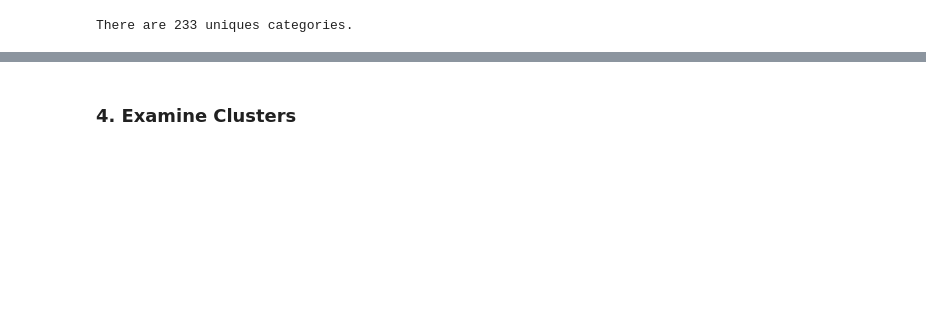
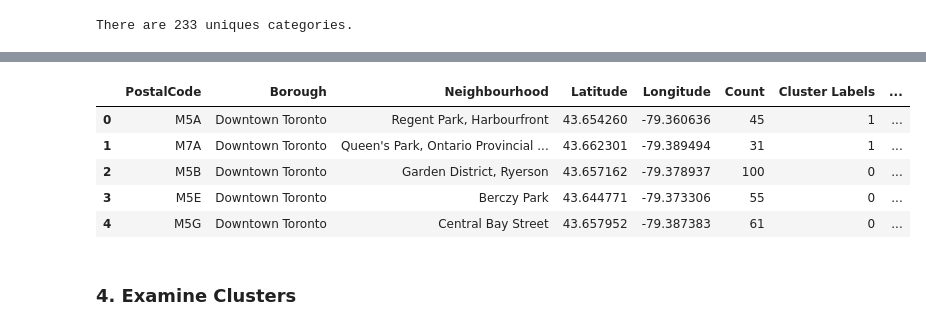
Before and after one commit to DJ3D/Coursera_Capstone, a Jupyter notebook: Toronto_Neighborhoods.ipynb, the cells around one changed output, grey strips where cells are left out. Drawn from its saved outputs; the diff is of its cells as text; code cells hidden in the pictures; blank space fills up the shorter version.

Commit message:
add kmeans fit and score

```diff
--- a/Toronto_Neighborhoods.ipynb
+++ b/Toronto_Neighborhoods.ipynb
@@ -235,0 +244,6 @@ neighborhoods_venues_sorted.head()
+# %%
+# standardize values
+mask = toronto_grouped.Count > 19
+X = toronto_grouped[mask].drop('PostalCode', 1)
+X = np.nan_to_num(X)
+cluster_dataset = StandardScaler().fit_transform(X)
@@ -236,12 +282,10 @@ neighborhoods_venues_sorted.head()
 # %%
-# set number of clusters
-kclusters = 5
-
-toronto_grouped_clustering = toronto_grouped.drop('PostalCode', 1)
-
 # run k-means clustering
-kmeans = KMeans(n_clusters=kclusters).fit(toronto_grouped_clustering)
+kmeans = KMeans(n_clusters=4).fit(toronto_grouped_clustering)
 
 # check cluster labels generated for each row in the dataframe
-pd.DataFrame(kmeans.labels_).value_counts()
+print(pd.DataFrame(kmeans.labels_).value_counts())
+
+# Calculate silhouette_score
+print("Silhouette: ",silhouette_score(toronto_grouped_clustering, kmeans.labels_),"\n")
 # %% [output]
@@ -254,10 +297,0 @@ dtype: int64
-# %%
-# add clustering labels
-neighborhoods_venues_sorted.insert(0, 'Cluster Labels', kmeans.labels_)
-
-manhattan_merged = manhattan_data
-
-# merge manhattan_grouped with manhattan_data to add latitude/longitude for each neighborhood
-manhattan_merged = manhattan_merged.join(neighborhoods_venues_sorted.set_index('Neighborhood'), on='Neighborhood')
-
-manhattan_merged.head() # check the last columns!
@@ -265,0 +298,6 @@ ValueError: cannot insert Cluster Labels, already exists
+# %%
+# add clustering labels
+labeled = neighborhoods_venues_sorted[mask]
+labeled.head()
+labeled.insert(0, 'Cluster Labels', kmeans.labels_)
+labeled.head()
@@ -266,3 +311,17 @@ ValueError: cannot insert Cluster Labels, already exists
+# %%
+# add clustering labels to toronto_geo
+temp = toronto_geo.merge(postal_code_counts, on='PostalCode')
+mask = temp.Count > 19
+toronto_geo_19 = temp[mask]
+toronto_geo_19_merged = toronto_geo_19.merge(labeled, on='PostalCode')
+toronto_geo_19_merged.head()
+# %% [output]
+|  | PostalCode | Borough | Neighbourhood | Latitude | Longitude | Count | Cluster Labels | ... |
+| 0 | M5A | Downtown Toronto | Regent Park, Harbourfront | 43.654260 | -79.360636 | 45 | 1 | ... |
+| 1 | M7A | Downtown Toronto | Queen's Park, Ontario Provincial ... | 43.662301 | -79.389494 | 31 | 1 | ... |
+| 2 | M5B | Downtown Toronto | Garden District, Ryerson | 43.657162 | -79.378937 | 100 | 0 | ... |
+| 3 | M5E | Downtown Toronto | Berczy Park | 43.644771 | -79.373306 | 55 | 0 | ... |
+| 4 | M5G | Downtown Toronto | Central Bay Street | 43.657952 | -79.387383 | 61 | 0 | ... |
 # %%
 # create map
 map_clusters = folium.Map(location=[latitude, longitude], zoom_start=11)
```
Also changed, not shown: parts of 9 cells of this notebook.
